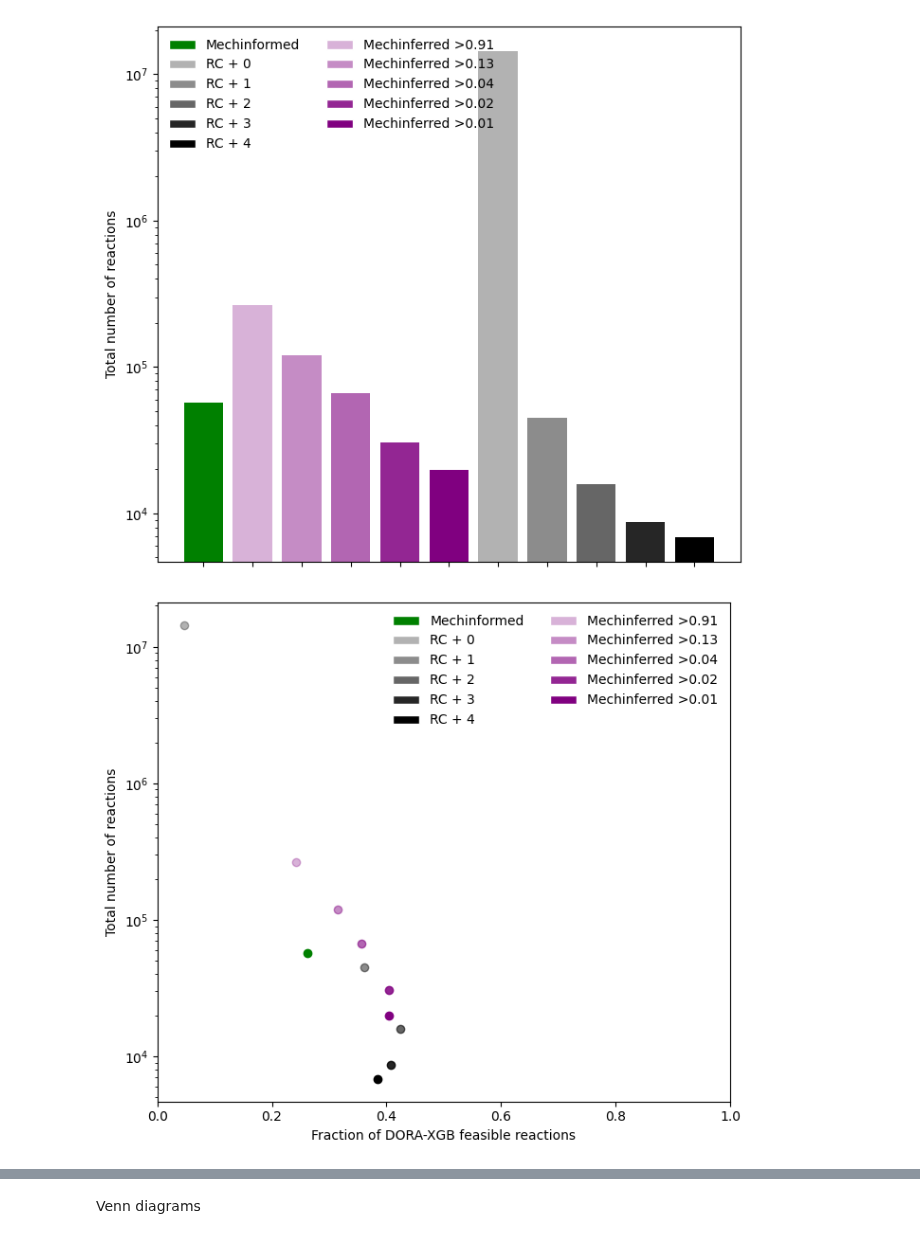
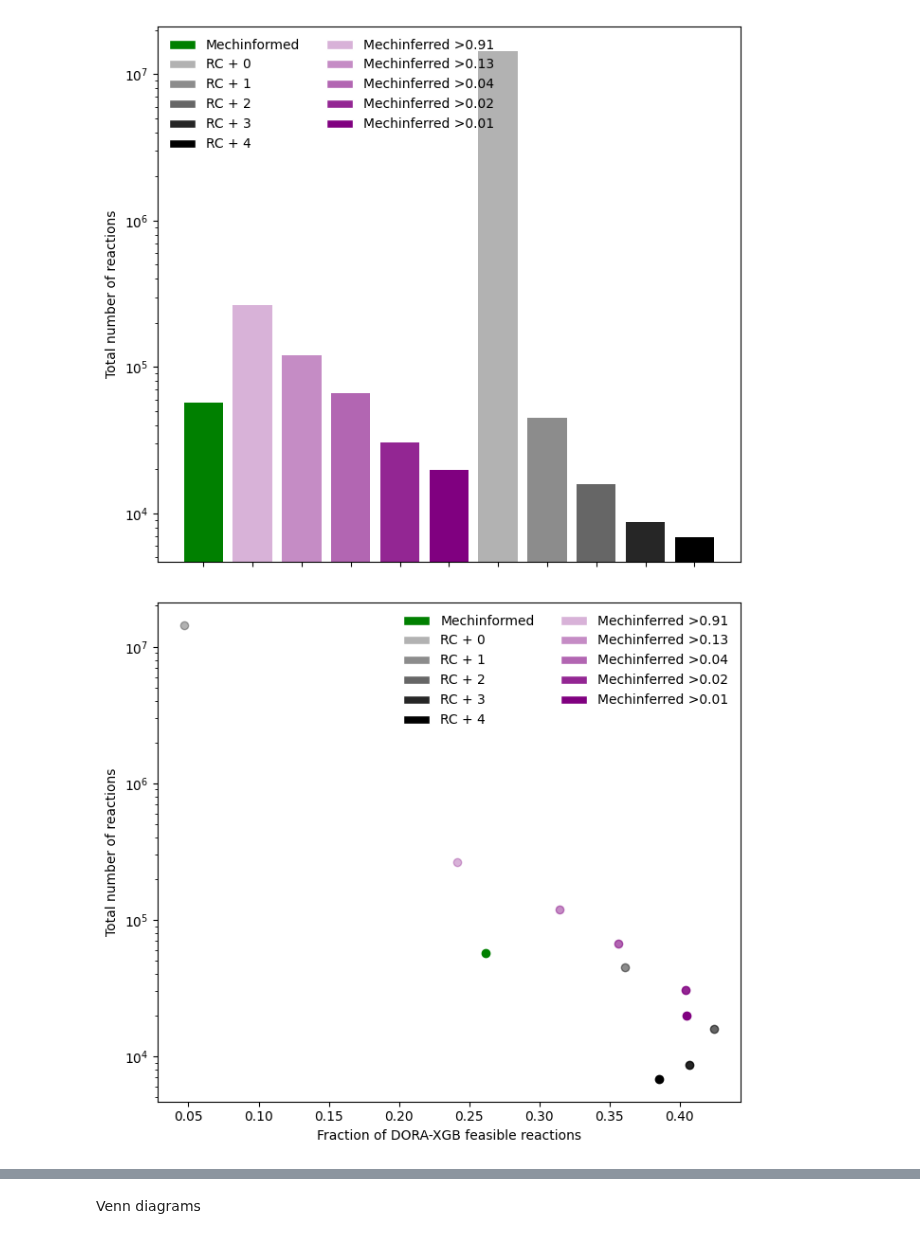
Before and after one commit to stefanpate/coarse-grain-rxns, a Jupyter notebook: notebooks/rule_generative_performance.ipynb, the cells around one changed output, grey strips where cells are left out. Drawn from its saved outputs; the diff is of its cells as text; code cells hidden in the pictures.

```diff
--- a/notebooks/rule_generative_performance.ipynb
+++ b/notebooks/rule_generative_performance.ipynb
@@ -301,22 +310,21 @@ plt.show()
 # %%
 fig, ax = plt.subplots(figsize=(7, 6))
 width = 0.8
 for exp_name in exp_names:
     tot_rxns = ct_df.loc[ct_df["expansion"] == exp_name, "n_rxns"].values[0]
     feas_frac = rxn_df.loc[rxn_df["expansion"] == exp_name, "dxgb_label"].mean()
     color = colors[exp_name]
     ax.plot(feas_frac, tot_rxns, marker='o', color=color)
 
 ax.legend(handles=legend_elements, loc='upper right', ncol=2, frameon=False, fontsize=10)
 ax.set_ylabel("Total number of reactions")
 ax.set_xlabel("Fraction of DORA-XGB feasible reactions")
 ax.set_yscale('log')
-ax.set_xlim(0, 1.0)
 plt.tight_layout()
 fig.savefig(Path(cfg.figures) / f"{expansion_name}_total_reactions_vs_feasibility.svg", format="svg")
 plt.show()
 # %% [output]
-[figure, old version]
+[figure, new version]
 # %%
 fig, ax = plt.subplots(figsize=(7, 6))
 width = 0.8
```
Also changed, not shown: parts of 7 cells of this notebook, 7 other files.
